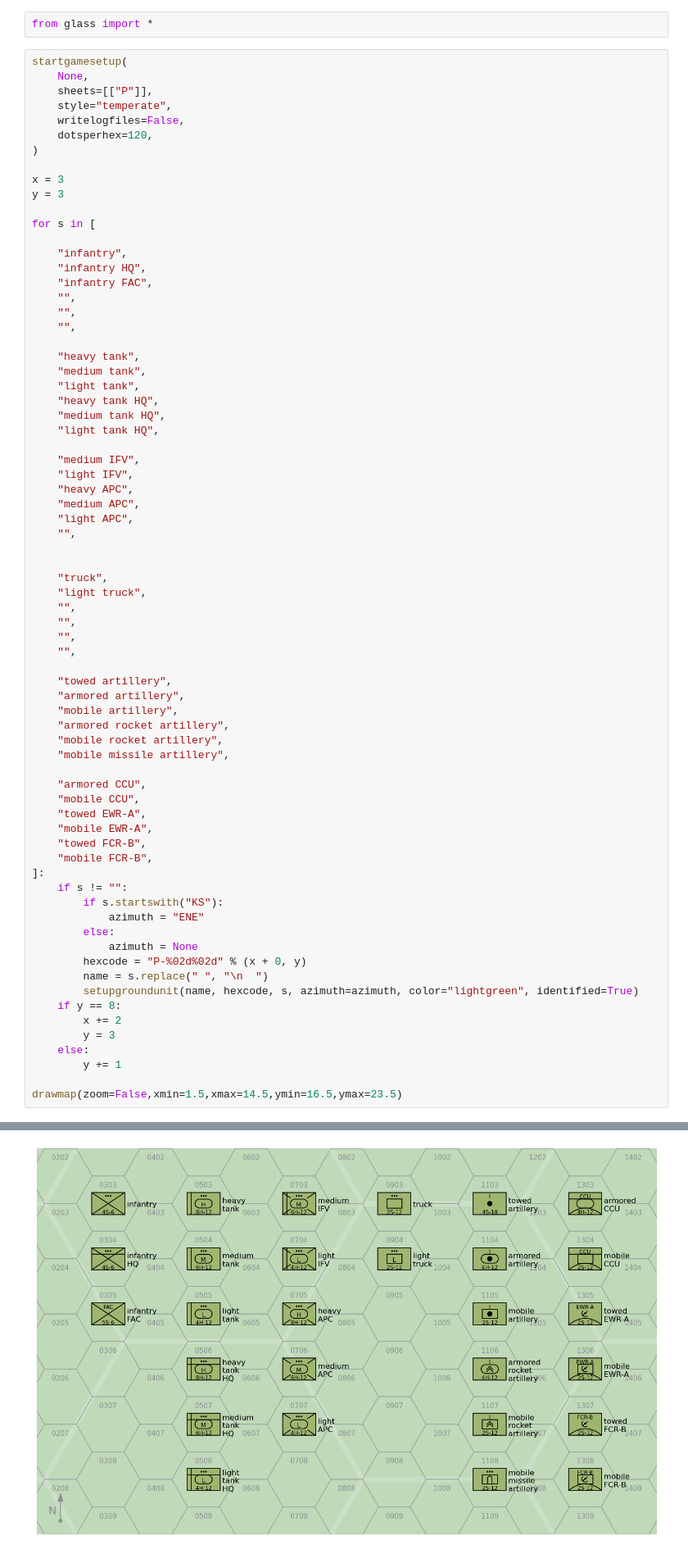
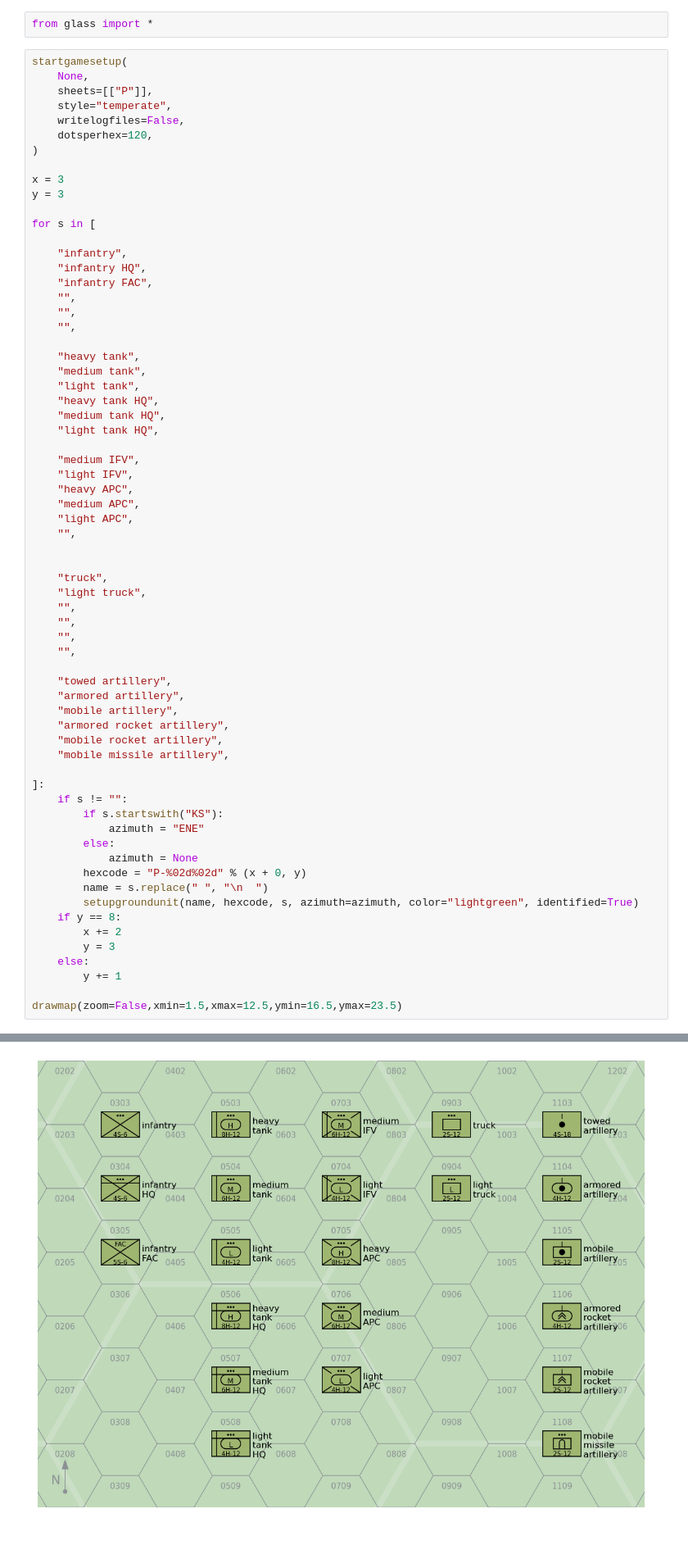
Before and after one commit to alanwatsonforster/glass, a Jupyter notebook: groundunitdatatables/figures.ipynb, the cells around one changed output, grey strips where cells are left out. Shown at 82% size. Saved outputs shown, nothing was run; the diff lists cells and outputs as text.

```diff
--- a/groundunitdatatables/figures.ipynb
+++ b/groundunitdatatables/figures.ipynb
@@ -50,12 +55,6 @@ for s in [
     "mobile rocket artillery",
     "mobile missile artillery",
 
-    "armored CCU",
-    "mobile CCU",
-    "towed EWR-A",
-    "mobile EWR-A",
-    "towed FCR-B",
-    "mobile FCR-B",
 ]:
     if s != "":
         if s.startswith("KS"):
@@ -71,7 +70,7 @@ for s in [
     else:
         y += 1
 
-drawmap(zoom=False,xmin=1.5,xmax=14.5,ymin=16.5,ymax=23.5)
+drawmap(zoom=False,xmin=1.5,xmax=12.5,ymin=16.5,ymax=23.5)
 # %% [output]
 set-up      : start of game set-up.
 set-up      : no scenario specified.
@@ -93,2 +92,2 @@ set-up      :       :       : type is mobile FCR-B.
-[figure, old version]
+[figure, new version]
 # %%
```
Also changed, not shown: parts of 3 cells of this notebook, 27 other files.
